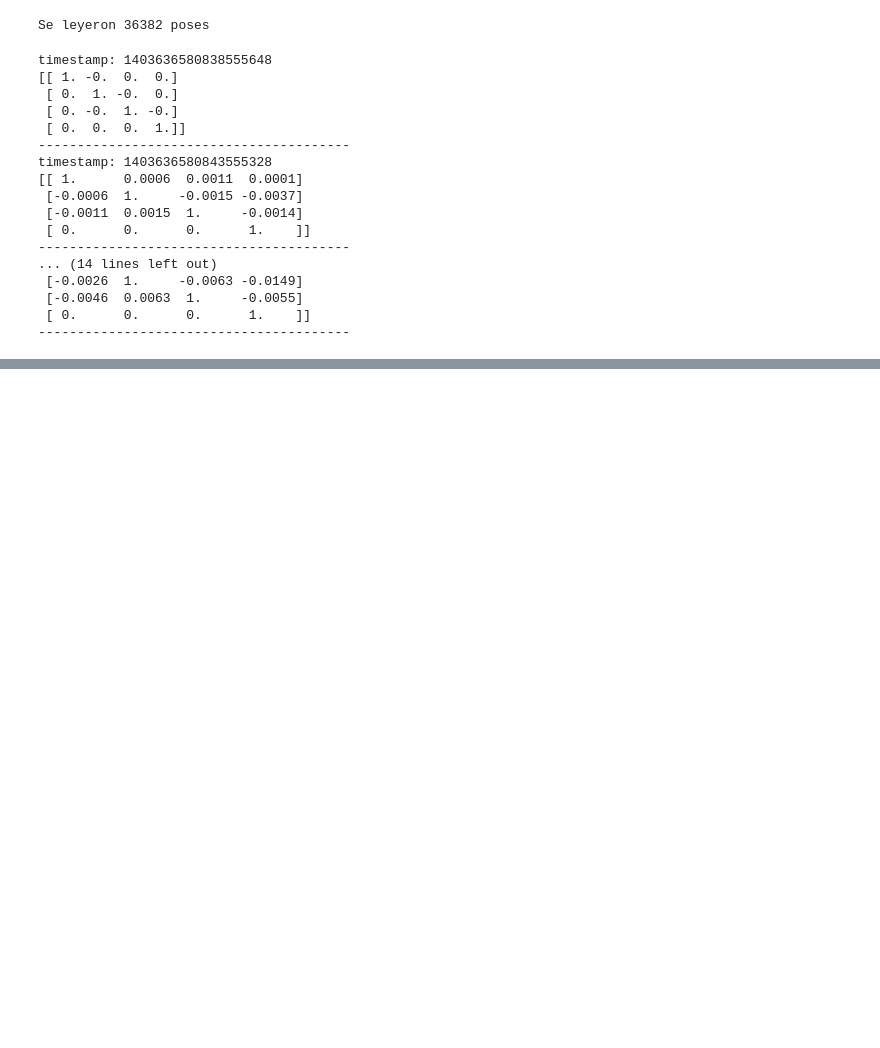
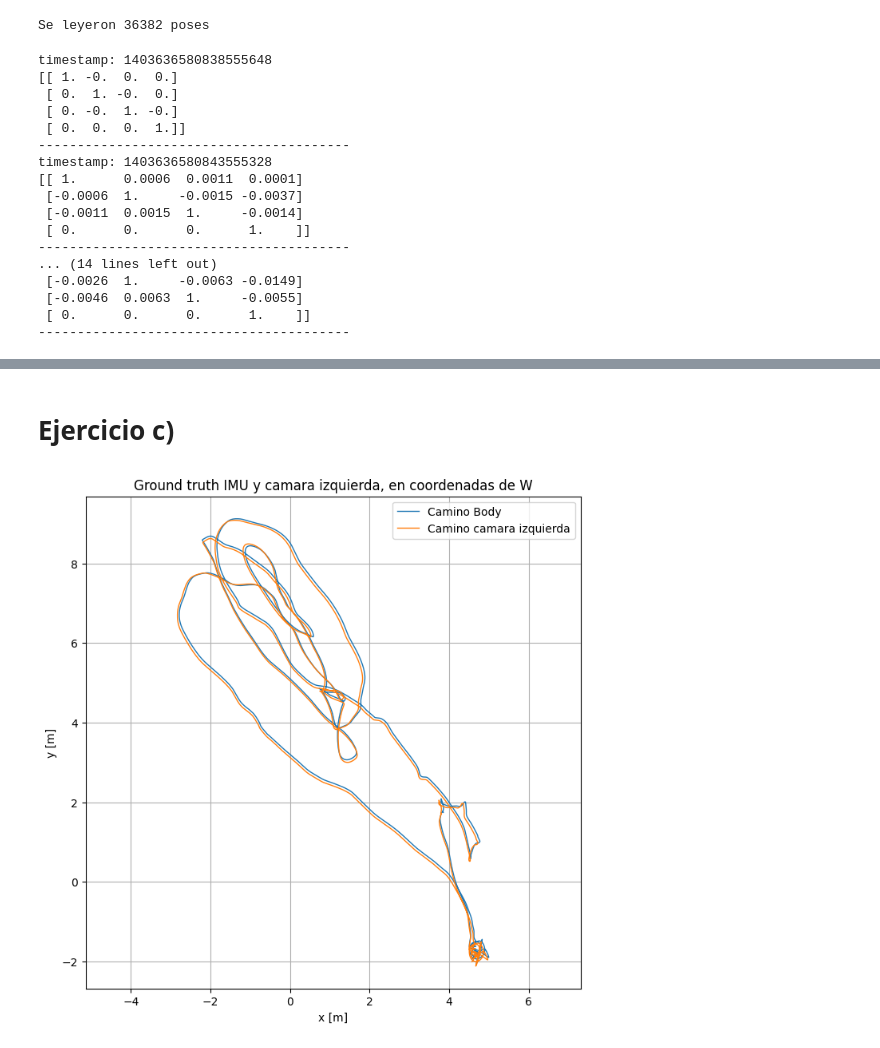
Before and after one commit to matiasraimundez/Robotica-Movil-TP1, a Jupyter notebook: main.ipynb, the cells around one changed output, grey strips where cells are left out. Saved outputs shown, nothing was run; the diff lists cells and outputs as text; code cells hidden in the pictures; blank space fills up the shorter version.

Commit message:
Resuelvo apartados b y c del ejercicio 5. Sumo informe del TP

```diff
--- a/main.ipynb
+++ b/main.ipynb
@@ -108,11 +108,11 @@ with open(gt_path, 'r') as f:
         R_i = quat2mat([qw, qx, qy, qz])
         t_i = np.array([x, y, z])
 
-        W_to_Bi = np.eye(4)
-        W_to_Bi[:3, :3] = R_i
-        W_to_Bi[:3, 3] = t_i
+        Bi_to_W = np.eye(4)
+        Bi_to_W[:3, :3] = R_i
+        Bi_to_W[:3, 3] = t_i
 
-        ground_truth.append((tmstmp, W_to_Bi))
+        ground_truth.append((tmstmp, Bi_to_W))
 
 print(f"Se leyeron {len(ground_truth)} poses")
 # %% [output]
@@ -120,18 +120,18 @@ Se leyeron 36382 poses
 # %%
 camera_path_world = []
 
-for tmstmp, W_to_Bi in ground_truth:
-    W_to_Ci = W_to_Bi @ T_BS
-    camera_path_world.append((tmstmp, W_to_Ci))
+for tmstmp, Bi_to_W in ground_truth:
+    Ci_to_W = Bi_to_W @ T_BS
+    camera_path_world.append((tmstmp, Ci_to_W))
 # %%
-_, W_to_C0 = camera_path_world[0]
-W_to_C0_inv = np.linalg.inv(W_to_C0)
+_, C0_to_W = camera_path_world[0]
+C0_to_W_inv = np.linalg.inv(C0_to_W)
 # %%
 camera_path_c0 = []
 
-for tmstmp, W_to_Ci in camera_path_world:
-    C0_to_Ci = W_to_C0_inv @ W_to_Ci
-    camera_path_c0.append((tmstmp, C0_to_Ci))
+for tmstmp, Ci_to_W in camera_path_world:
+    Ci_to_C0 = C0_to_W_inv @ Ci_to_W
+    camera_path_c0.append((tmstmp, Ci_to_C0))
 # %%
 # print(camera_path_c0)
 # %%
@@ -161,0 +214,24 @@ timestamp: 1403636580843555328
+# %% [markdown]
+# Ejercicio c)
+# %%
+import matplotlib.pyplot as plt
+
+imu_xs = [Bi_to_W[0, 3] for _, Bi_to_W in ground_truth]
+imu_ys = [Bi_to_W[1, 3] for _, Bi_to_W in ground_truth]
+
+cam_xs = [Ci_to_W[0, 3] for _, Ci_to_W in camera_path_world]
+cam_ys = [Ci_to_W[1, 3] for _, Ci_to_W in camera_path_world]
+
+plt.figure(figsize=(8, 8))
+plt.plot(imu_xs, imu_ys, label='Camino Body', linewidth=1)
+plt.plot(cam_xs, cam_ys, label='Camino camara izquierda', linewidth=1)
+plt.xlabel('x [m]')
+plt.ylabel('y [m]')
+plt.title('Ground truth IMU y camara izquierda, en coordenadas de W')
+plt.legend()
+plt.axis('equal')
+plt.grid(True)
+plt.savefig('ej5-c-robo.png', dpi=150, bbox_inches='tight')
+plt.show()
+# %% [output]
+[figure, added]
```
Also changed, not shown: parts of 3 cells of this notebook, 2 other files.
